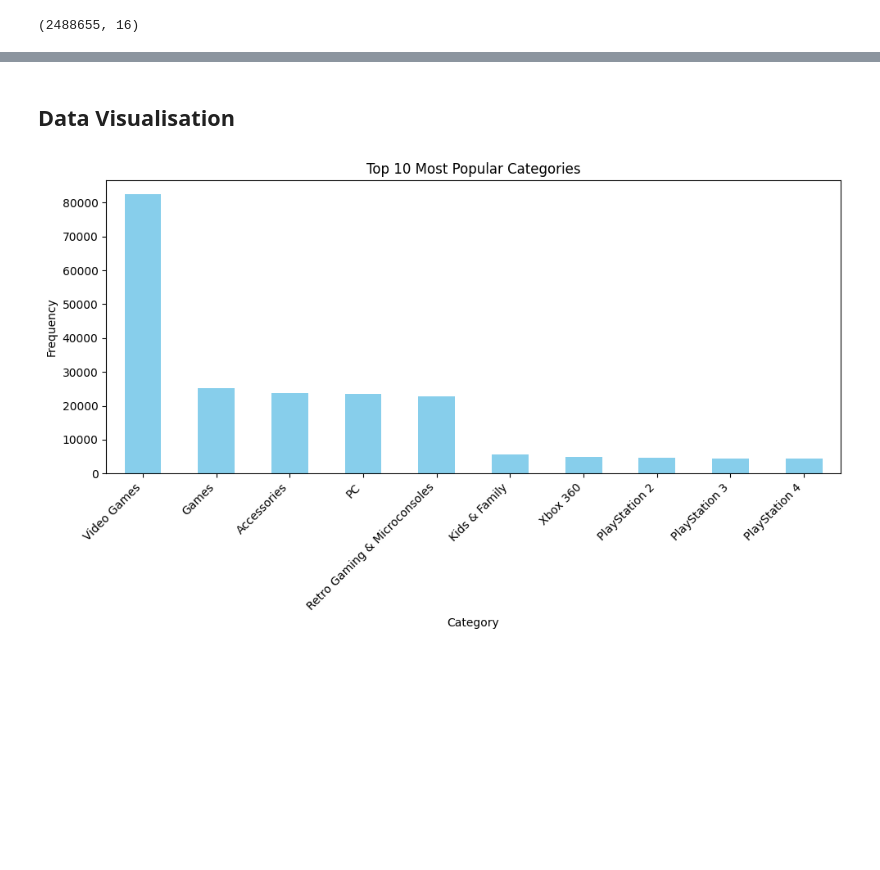
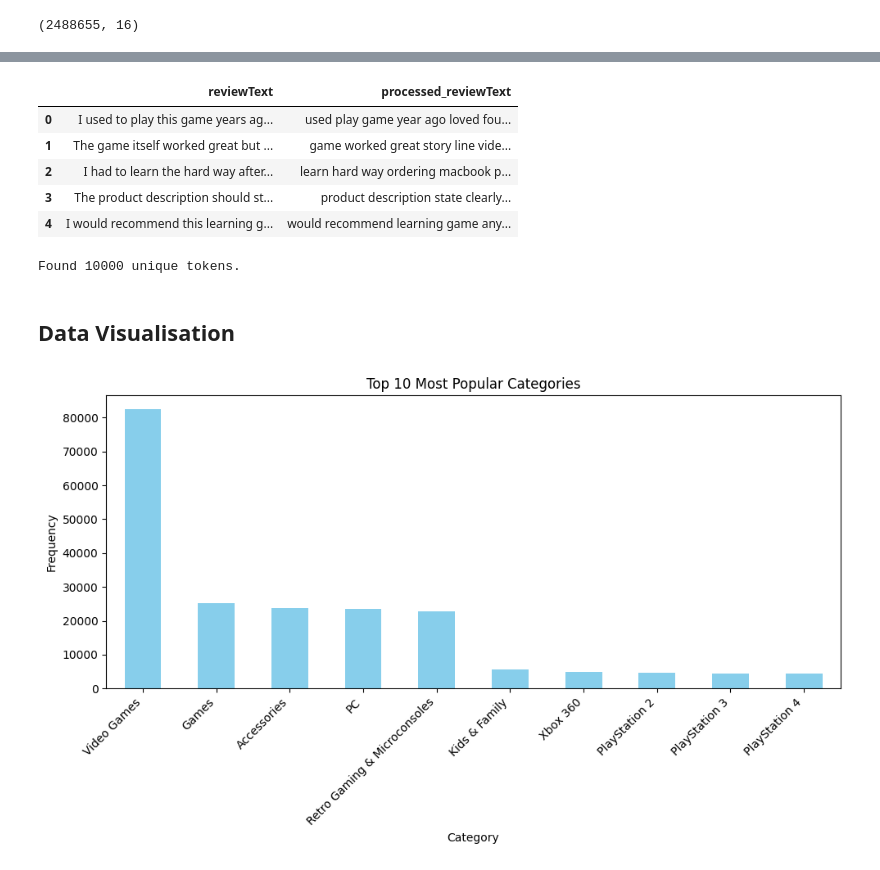
Before and after one commit to NaydelMuscat/GAN-Recommender-System, a Jupyter notebook: src/code.ipynb, the cells around one changed output, grey strips where cells are left out. Cells and saved outputs as stored; diff of their text form; code cells hidden in the pictures; blank space fills up the shorter version.

Commit message:
ReviewText Preprocessing
Looking through the ReviewText, in order to start te model creation we need to preprocess and vectorise the column ReviewText

```diff
--- a/src/code.ipynb
+++ b/src/code.ipynb
@@ -365,3 +382,30 @@ df_meta = df_meta.dropna()
 df = df.dropna()
 # %%
 merge_df = merge_df.dropna()
+# %%
+def preprocess_text(text):
+    # Tokenization and Cleaning
+    tokens = nltk.word_tokenize(text)
+    # Normalization
+    tokens = [word.lower() for word in tokens]
+    # Removing punctuation, numbers, and special characters
+    tokens = [re.sub(r'[^a-zA-Z]', '', word) for word in tokens]
+    # Removing stop words
+    stop_words = set(stopwords.words('english'))
+    tokens = [word for word in tokens if word not in stop_words and word != '']
+    # Lemmatization
+    lemmatizer = WordNetLemmatizer()
+    tokens = [lemmatizer.lemmatize(word) for word in tokens]
+    return ' '.join(tokens)
+# %%
+df['processed_reviewText'] = df['reviewText'].apply(preprocess_text)
+
+# Display the first few rows of the processed dataset
+df[['reviewText', 'processed_reviewText']].head()
+# %% [output]
+|  | reviewText | processed_reviewText |
+| 0 | I used to play this game years ag... | used play game year ago loved fou... |
+| 1 | The game itself worked great but ... | game worked great story line vide... |
+| 2 | I had to learn the hard way after... | learn hard way ordering macbook p... |
+| 3 | The product description should st... | product description state clearly... |
+| 4 | I would recommend this learning g... | would recommend learning game any... |
@@ -367,0 +441,15 @@ merge_df = merge_df.dropna()
+# %%
+max_words = 10000  # The maximum number of words to keep in the vocabulary
+maxlen = 100  # The maximum length of all sequences
+
+tokenizer = Tokenizer(num_words=max_words)
+tokenizer.fit_on_texts(df['processed_reviewText'])
+sequences = tokenizer.texts_to_sequences(df['processed_reviewText'])
+
+word_index = tokenizer.word_index
+word_index = {k: v for k, v in word_index.items() if v <= max_words}
+print(f'Found {len(word_index)} unique tokens.')
+
+data = pad_sequences(sequences, maxlen=maxlen)
+# %% [output]
+Found 10000 unique tokens.
```
Also changed, not shown: parts of 19 cells of this notebook, 1 other file.
